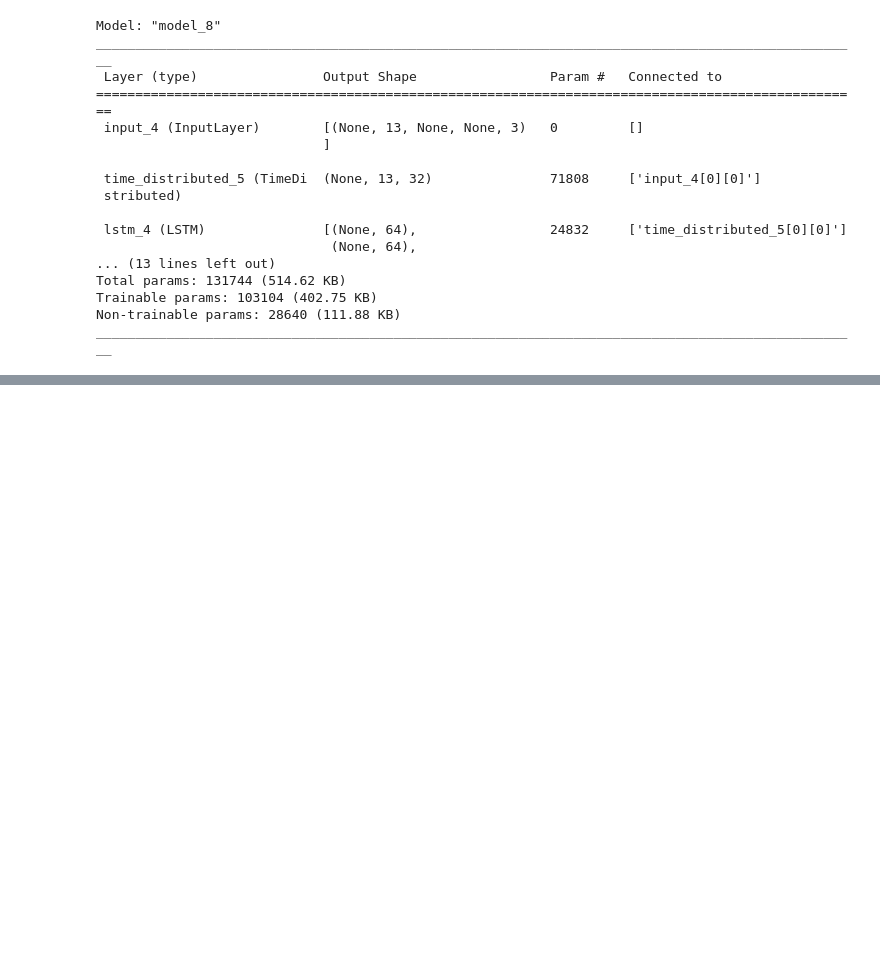
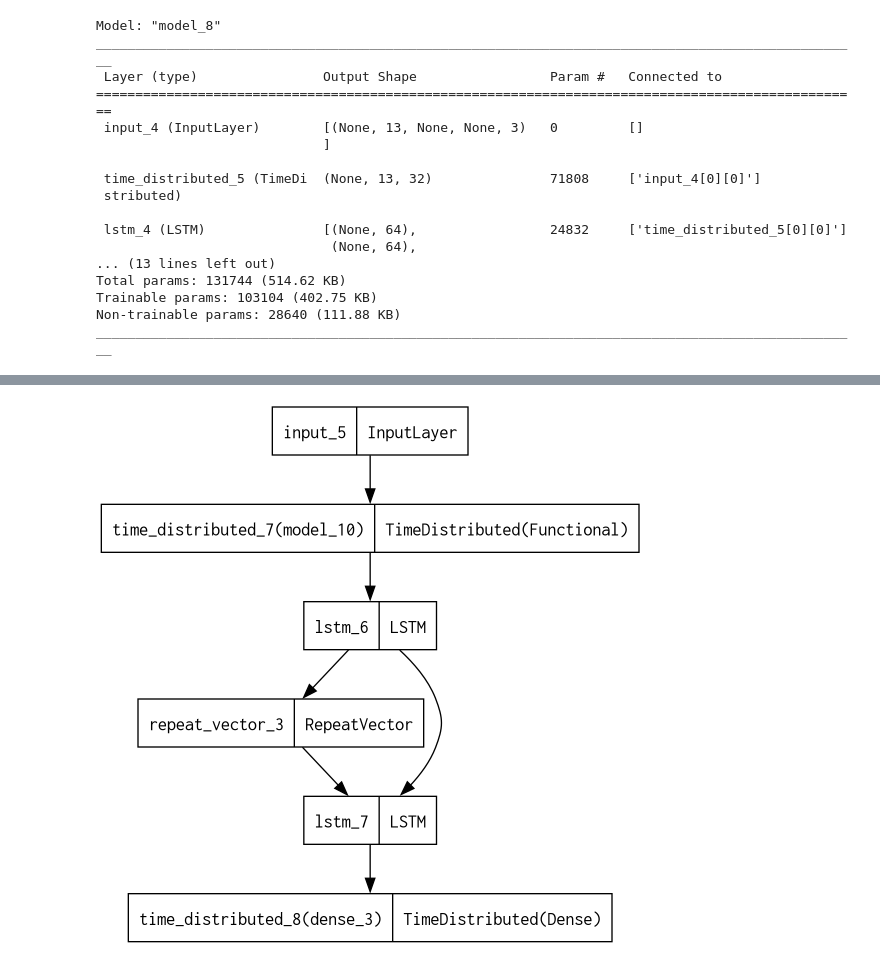
Before and after one commit to Gayara-Fernando/CNN_seq2seq_model, a Jupyter notebook: 0_CNN_seq2seq_model_architecture.ipynb, the cells around one changed output, grey strips where cells are left out. Saved outputs shown, nothing was run; the diff lists cells and outputs as text; code cells hidden in the pictures; blank space fills up the shorter version.

```diff
--- a/0_CNN_seq2seq_model_architecture.ipynb
+++ b/0_CNN_seq2seq_model_architecture.ipynb
@@ -519,0 +605,36 @@ ________________________________________________________________________________
+# %%
+# Okay, now define our model
+input_time = 13
+output_time = 7
+feature_size = 1
+# Encoder part
+
+# input
+Encoder_input = tf.keras.layers.Input(shape = [input_time, None, None, 3])
+
+# pass model through TD layer
+TD_model = tf.keras.layers.TimeDistributed(new_model)
+
+TD_out = TD_model(Encoder_input)
+
+# pass this through a sequence model to adress the sequential nature of the input image sequence
+lstm_layer = tf.keras.layers.LSTM(64, return_sequences = False, return_state = True)
+
+lstm_out, state_h, state_c = lstm_layer(TD_out)
+
+# Decoder part
+
+# repeat the context vector
+decoder_inp = tf.keras.layers.RepeatVector(output_time)(lstm_out)
+
+# Add an LSTM layer for the decoder
+decoder_LSTM = tf.keras.layers.LSTM(64, return_sequences = True, return_state = False)
+
+lstm_out = decoder_LSTM(decoder_inp, initial_state = [state_h, state_c])
+
+# add a dense layer to get the targets
+dense_layer = tf.keras.layers.TimeDistributed(tf.keras.layers.Dense(feature_size, activation = 'relu'))
+
+pred_head = dense_layer(lstm_out)
+# %%
+base_model = tf.keras.models.Model(inputs = Encoder_input, outputs = pred_head)
@@ -519,0 +661,4 @@ ________________________________________________________________________________
+# %%
+tf.keras.utils.plot_model(base_model)
+# %% [output]
+[figure, added]
```
Also changed, not shown: parts of 15 cells of this notebook.
